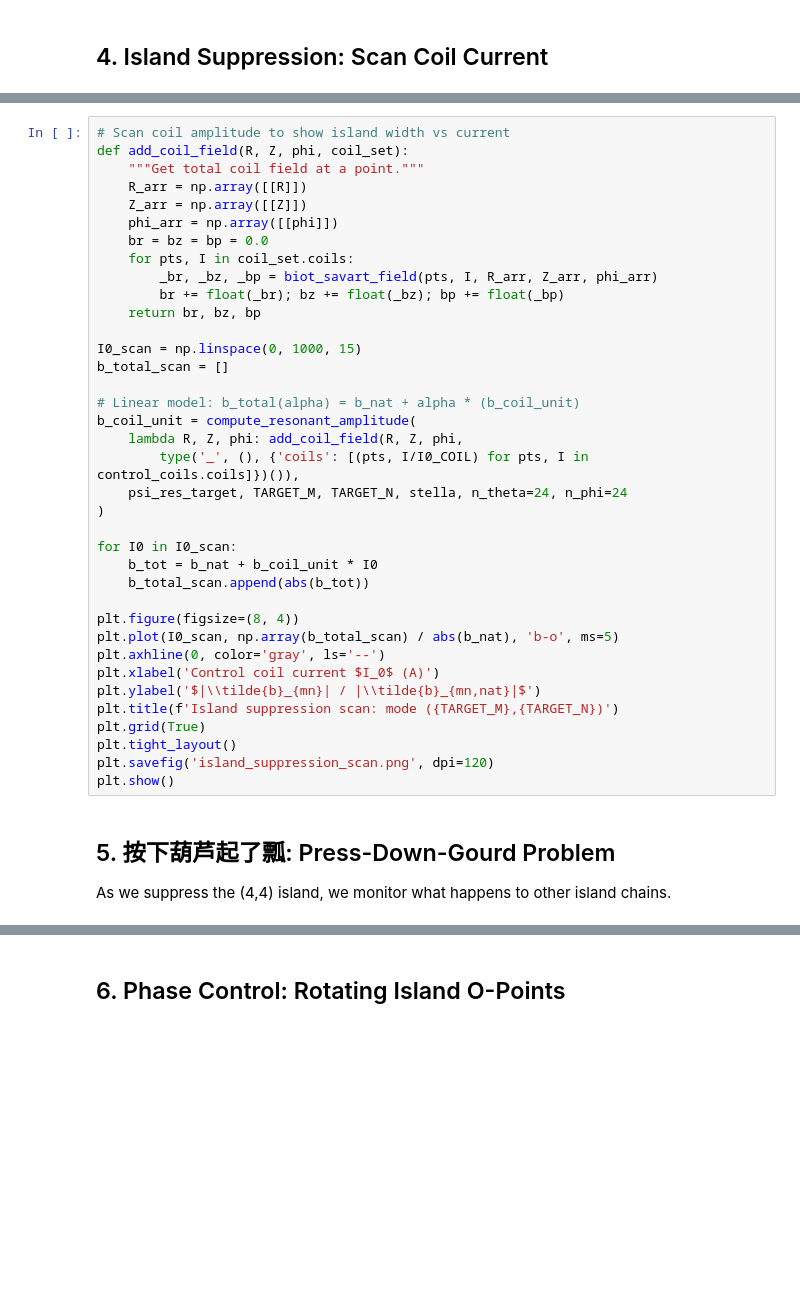
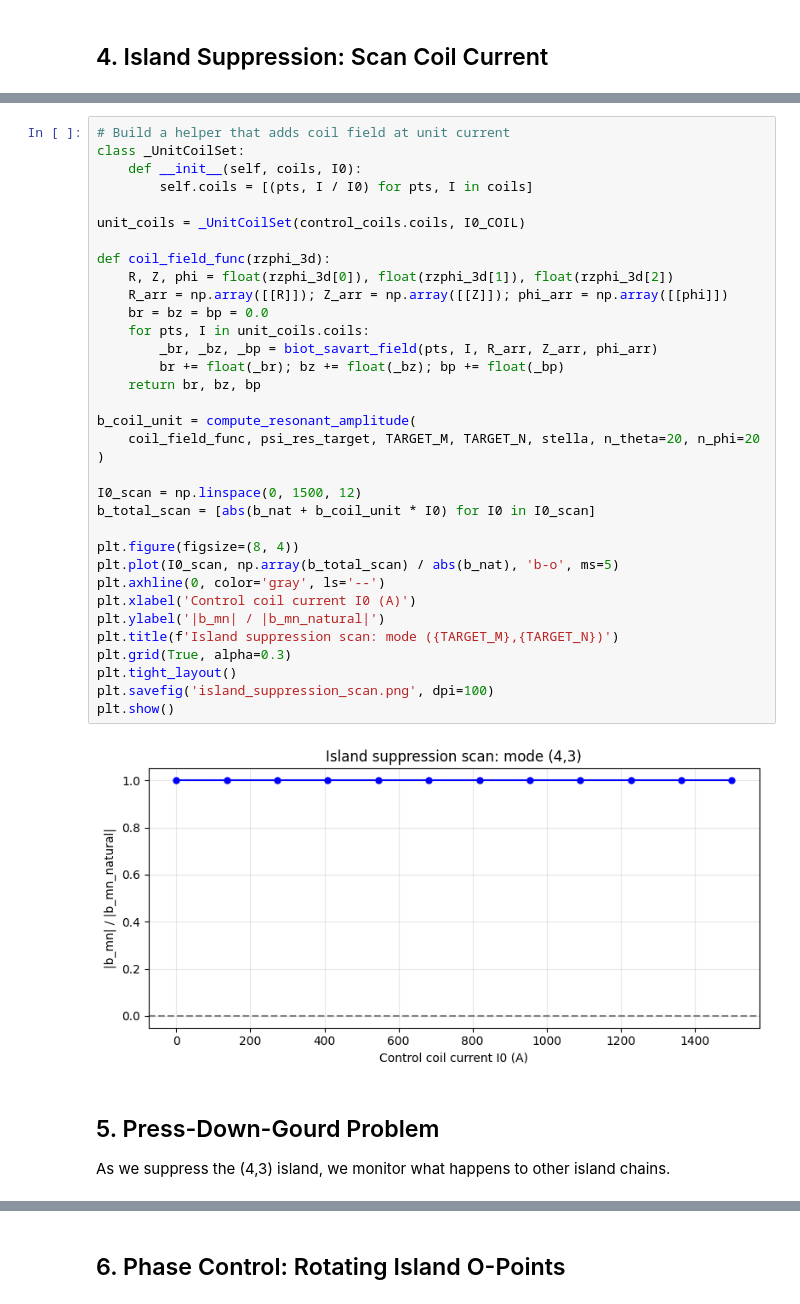
Before and after one commit to WenyinWei/pyna, a Jupyter notebook: notebooks/tutorials/stellarator_island_control.ipynb, the cells around one changed output, grey strips where cells are left out. Cells and saved outputs as stored; diff of their text form; blank space fills up the shorter version.

```diff
--- a/notebooks/tutorials/stellarator_island_control.ipynb
+++ b/notebooks/tutorials/stellarator_island_control.ipynb
@@ -169,42 +177,41 @@ for mode in report['monitor_amplitudes_before']:
 # %%
-# Scan coil amplitude to show island width vs current
-def add_coil_field(R, Z, phi, coil_set):
-    """Get total coil field at a point."""
-    R_arr = np.array([[R]])
-    Z_arr = np.array([[Z]])
-    phi_arr = np.array([[phi]])
+# Build a helper that adds coil field at unit current
+class _UnitCoilSet:
+    def __init__(self, coils, I0):
+        self.coils = [(pts, I / I0) for pts, I in coils]
+
+unit_coils = _UnitCoilSet(control_coils.coils, I0_COIL)
+
+def coil_field_func(rzphi_3d):
+    R, Z, phi = float(rzphi_3d[0]), float(rzphi_3d[1]), float(rzphi_3d[2])
+    R_arr = np.array([[R]]); Z_arr = np.array([[Z]]); phi_arr = np.array([[phi]])
     br = bz = bp = 0.0
-    for pts, I in coil_set.coils:
+    for pts, I in unit_coils.coils:
         _br, _bz, _bp = biot_savart_field(pts, I, R_arr, Z_arr, phi_arr)
         br += float(_br); bz += float(_bz); bp += float(_bp)
     return br, bz, bp
 
-I0_scan = np.linspace(0, 1000, 15)
-b_total_scan = []
-
-# Linear model: b_total(alpha) = b_nat + alpha * (b_coil_unit)
 b_coil_unit = compute_resonant_amplitude(
-    lambda R, Z, phi: add_coil_field(R, Z, phi,
-        type('_', (), {'coils': [(pts, I/I0_COIL) for pts, I in control_coils.coils]})()),
-    psi_res_target, TARGET_M, TARGET_N, stella, n_theta=24, n_phi=24
+    coil_field_func, psi_res_target, TARGET_M, TARGET_N, stella, n_theta=20, n_phi=20
 )
 
-for I0 in I0_scan:
-    b_tot = b_nat + b_coil_unit * I0
-    b_total_scan.append(abs(b_tot))
+I0_scan = np.linspace(0, 1500, 12)
+b_total_scan = [abs(b_nat + b_coil_unit * I0) for I0 in I0_scan]
 
 plt.figure(figsize=(8, 4))
 plt.plot(I0_scan, np.array(b_total_scan) / abs(b_nat), 'b-o', ms=5)
 plt.axhline(0, color='gray', ls='--')
-plt.xlabel('Control coil current $I_0$ (A)')
-plt.ylabel('$|\\tilde{b}_{mn}| / |\\tilde{b}_{mn,nat}|$')
+plt.xlabel('Control coil current I0 (A)')
+plt.ylabel('|b_mn| / |b_mn_natural|')
 plt.title(f'Island suppression scan: mode ({TARGET_M},{TARGET_N})')
-plt.grid(True)
+plt.grid(True, alpha=0.3)
 plt.tight_layout()
-plt.savefig('island_suppression_scan.png', dpi=120)
+plt.savefig('island_suppression_scan.png', dpi=100)
 plt.show()
+# %% [output]
+[figure, added]
 # %% [markdown]
-## 5. 按下葫芦起了瓢: Press-Down-Gourd Problem
+## 5. Press-Down-Gourd Problem
 
-As we suppress the (4,4) island, we monitor what happens to other island chains.
+As we suppress the (4,3) island, we monitor what happens to other island chains.
 # %%
```
Also changed, not shown: parts of 18 cells of this notebook.
